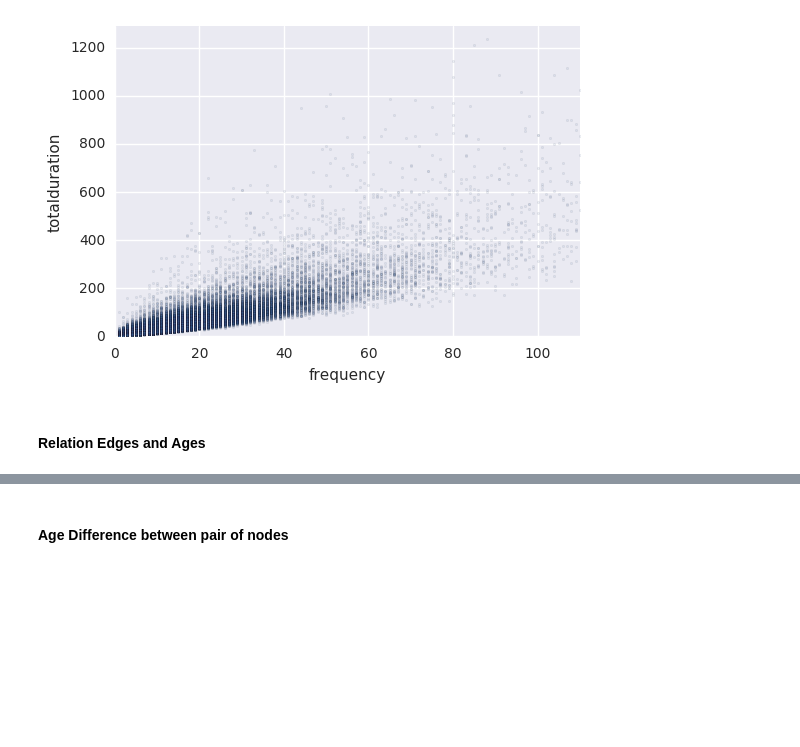
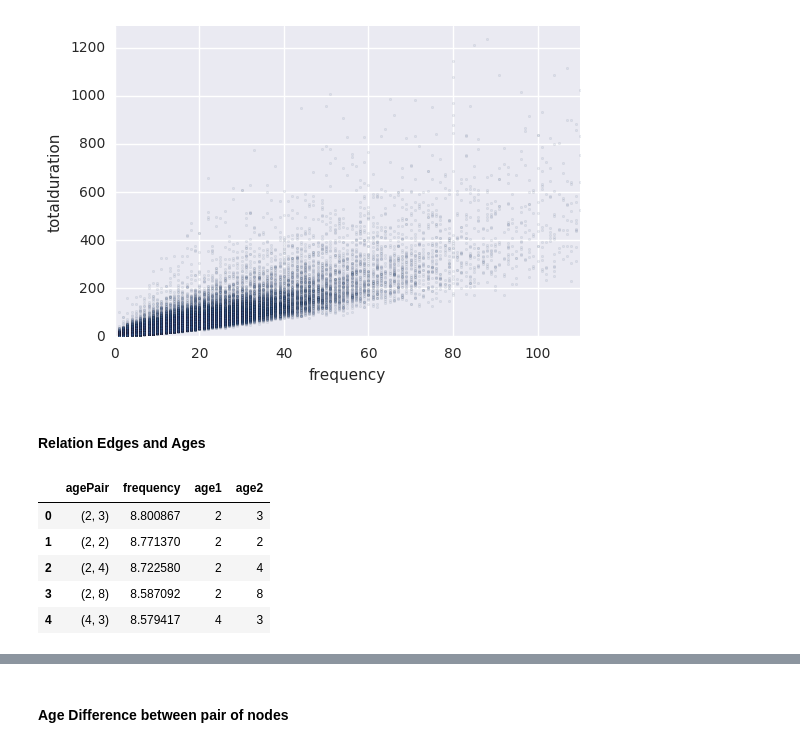
Before and after one commit to aschle/bees-sna, a Jupyter notebook: bib/Network_properties_30072016_08Uhr_10h_212px_3ilen_2gap_final.ipynb, the cells around one changed output, grey strips where cells are left out. Saved outputs shown, nothing was run; the diff lists cells and outputs as text; code cells hidden in the pictures; blank space fills up the shorter version.

```diff
--- a/bib/Network_properties_30072016_08Uhr_10h_212px_3ilen_2gap_final.ipynb
+++ b/bib/Network_properties_30072016_08Uhr_10h_212px_3ilen_2gap_final.ipynb
@@ -286,6 +286,15 @@ weights = DataFrame(l, columns=['n1', 'n2'])
 aa = ht.get_all_bees_age(start_dt)
 weights['age1'] = weights.n1.apply(lambda x: aa.iloc[int(x)].age)
 weights['age2'] = weights.n2.apply(lambda x: aa.iloc[int(x)].age)
+# %%
+agePairsDF.head()
+# %% [output]
+|  | agePair | frequency | age1 | age2 |
+| 0 | (2, 3) | 8.800867 | 2 | 3 |
+| 1 | (2, 2) | 8.771370 | 2 | 2 |
+| 2 | (2, 4) | 8.722580 | 2 | 4 |
+| 3 | (2, 8) | 8.587092 | 2 | 8 |
+| 4 | (4, 3) | 8.579417 | 4 | 3 |
 # %%
 agePairs = Series(list(zip(weights.age1, weights.age2)))
 agePairsDF = DataFrame(agePairs.value_counts(), columns=['frequency']).reset_index().rename(columns={'index':'agePair'})
```
Also changed, not shown: parts of 13 cells of this notebook, 3 other files.
